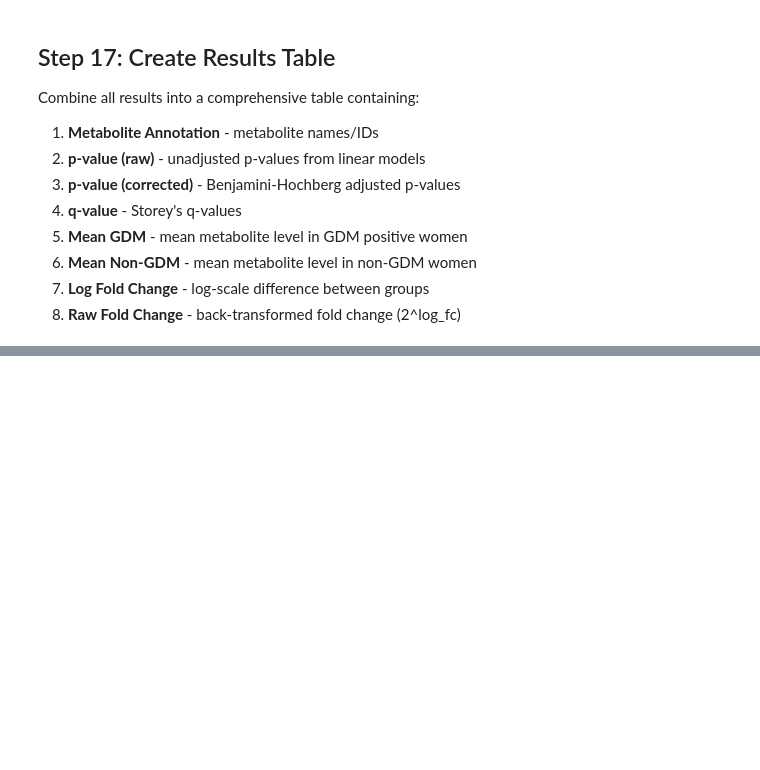
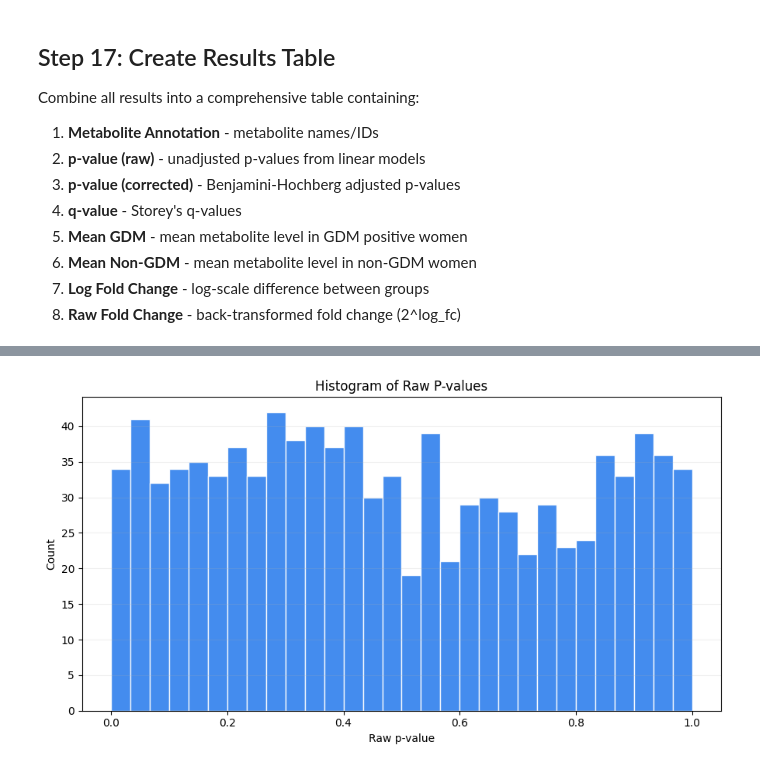
Before and after one commit to aishwaryasalvi777/End-to-End-Metabolomics-Biomarker-Modeling-Pipeline, a Jupyter notebook: src/scripts/08_ML_modeling.ipynb, the cells around one changed output, grey strips where cells are left out. Cells and saved outputs as stored; diff of their text form; code cells hidden in the pictures; blank space fills up the shorter version.

```diff
--- a/src/scripts/08_ML_modeling.ipynb
+++ b/src/scripts/08_ML_modeling.ipynb
@@ -528,0 +463,8 @@ Completed loop. Processed 981 metabolites.
+# %%
+import statsmodels.api as sm
+import pandas as pd
+import numpy as np
+
+# Get the first metabolite as example
+first_metabolite = cord_clean.columns[0]
+print(f"Working with metabolite: {first_metabolite}")
@@ -714,0 +994,14 @@ print(f"Columns: {results_df.columns.tolist()}")
+# %%
+# 2) Histogram of raw p-values
+pvals = viz_df["p_value_raw"].dropna().values
+
+fig, ax = plt.subplots(figsize=(9, 5))
+ax.hist(pvals, bins=30, color="#2f80ed", edgecolor="white", alpha=0.9)
+ax.set_xlabel("Raw p-value")
+ax.set_ylabel("Count")
+ax.set_title("Histogram of Raw P-values")
+ax.grid(axis="y", alpha=0.2)
+plt.tight_layout()
+plt.show()
+# %% [output]
+[figure, added]
```
Also changed, not shown: parts of 37 cells of this notebook.
